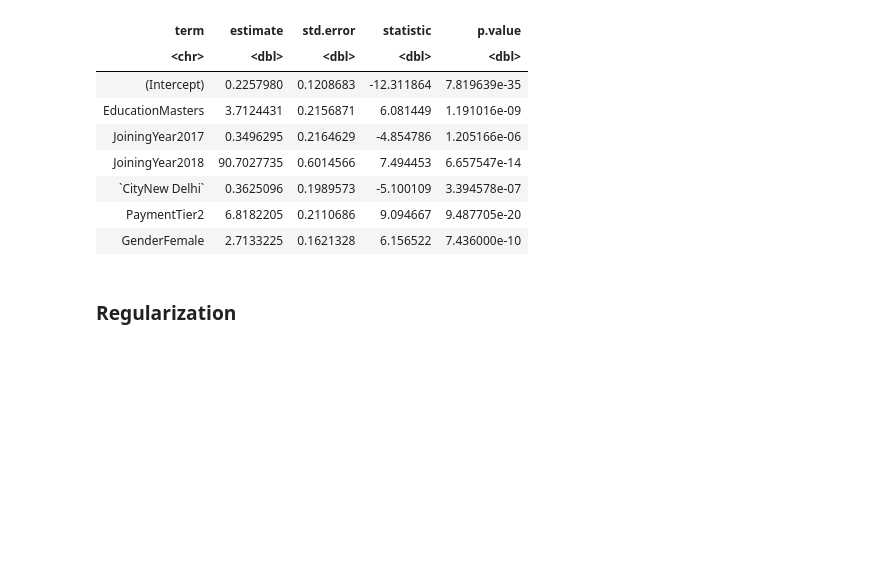
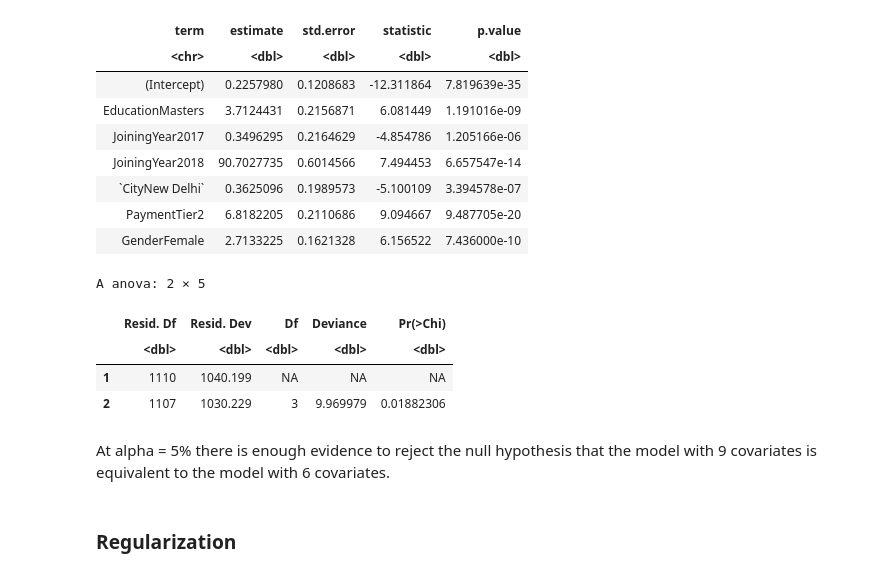
Before and after one commit to TracyGan/employee_project, a Jupyter notebook: finalProject.ipynb, the cells around one changed output. Saved outputs shown, nothing was run; the diff lists cells and outputs as text; code cells hidden in the pictures; blank space fills up the shorter version.

Commit message:
final project, added anova test

```diff
--- a/finalProject.ipynb
+++ b/finalProject.ipynb
@@ -545,6 +545,16 @@ A tibble: 7 × 5
 | `CityNew Delhi` | 0.3625096 | 0.1989573 | -5.100109 | 3.394578e-07 |
 | PaymentTier2 | 6.8182205 | 0.2110686 | 9.094667 | 9.487705e-20 |
 | GenderFemale | 2.7133225 | 0.1621328 | 6.156522 | 7.436000e-10 |
+# %%
+anova(leave_or_not_bwd2,leave_or_not_bwd1,test="LRT")
+# %% [output]
+A anova: 2 × 5
+|  | Resid. Df | Resid. Dev | Df | Deviance | Pr(>Chi) |
+|  | <dbl> | <dbl> | <dbl> | <dbl> | <dbl> |
+| 1 | 1110 | 1040.199 | NA | NA | NA |
+| 2 | 1107 | 1030.229 | 3 | 9.969979 | 0.01882306 |
+# %% [markdown]
+At alpha = 5% there is enough evidence to reject the null hypothesis that the model with 9 covariates is equivalent to the model with 6 covariates.
 # %% [markdown]
 ### Regularization
 # %% [markdown]
```
Also changed, not shown: parts of 1 cell of this notebook.
